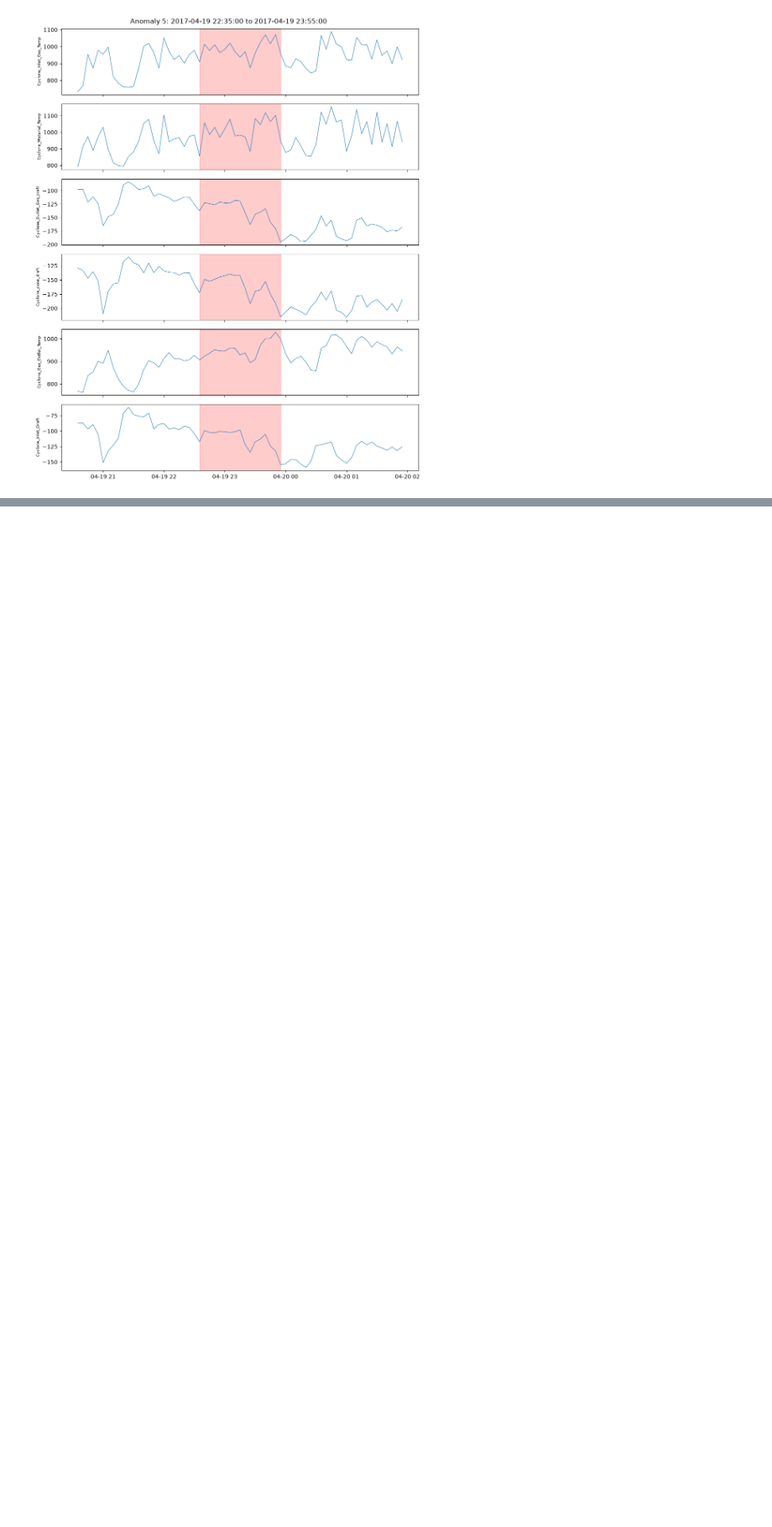
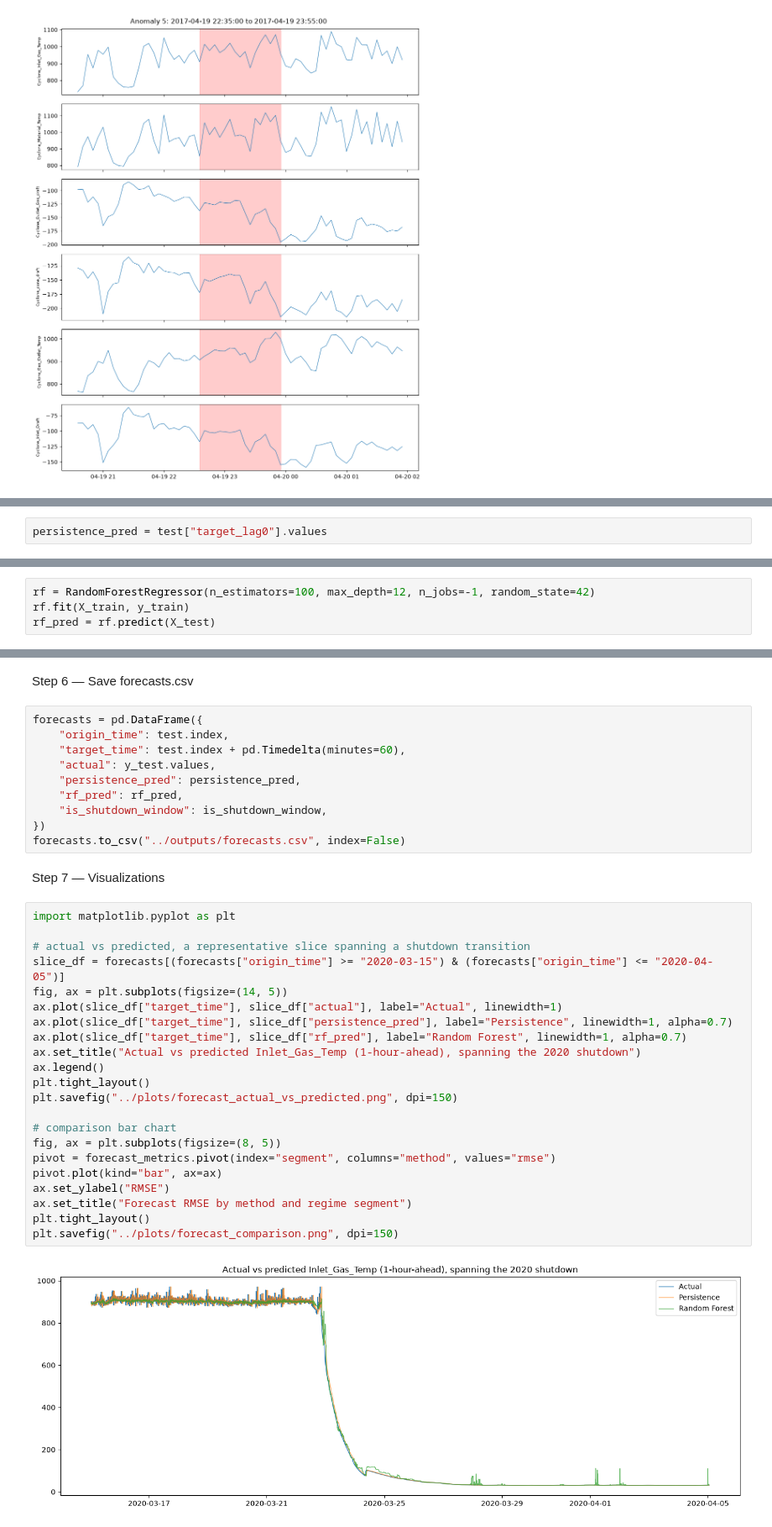
Before and after one commit to sripilla/cyclone-sensor-rag-system, a Jupyter notebook: Task1/notebooks/task1_analysis.ipynb, the cells around one changed output, grey strips where cells are left out. Shown at 84% size. Cells and saved outputs as stored; diff of their text form; blank space fills up the shorter version.

```diff
--- a/Task1/notebooks/task1_analysis.ipynb
+++ b/Task1/notebooks/task1_analysis.ipynb
@@ -654,0 +704,2 @@ for i, (start, end) in enumerate(chosen, 1):
+# %%
+persistence_pred = test["target_lag0"].values
@@ -654,0 +708,4 @@ for i, (start, end) in enumerate(chosen, 1):
+# %%
+rf = RandomForestRegressor(n_estimators=100, max_depth=12, n_jobs=-1, random_state=42)
+rf.fit(X_train, y_train)
+rf_pred = rf.predict(X_test)
@@ -654,0 +743,38 @@ for i, (start, end) in enumerate(chosen, 1):
+# %% [markdown]
+Step 6 — Save forecasts.csv
+# %%
+forecasts = pd.DataFrame({
+    "origin_time": test.index,
+    "target_time": test.index + pd.Timedelta(minutes=60),
+    "actual": y_test.values,
+    "persistence_pred": persistence_pred,
+    "rf_pred": rf_pred,
+    "is_shutdown_window": is_shutdown_window,
+})
+forecasts.to_csv("../outputs/forecasts.csv", index=False)
+# %% [markdown]
+Step 7 — Visualizations
+# %%
+import matplotlib.pyplot as plt
+
+# actual vs predicted, a representative slice spanning a shutdown transition
+slice_df = forecasts[(forecasts["origin_time"] >= "2020-03-15") & (forecasts["origin_time"] <= "2020-04-05")]
+fig, ax = plt.subplots(figsize=(14, 5))
+ax.plot(slice_df["target_time"], slice_df["actual"], label="Actual", linewidth=1)
+ax.plot(slice_df["target_time"], slice_df["persistence_pred"], label="Persistence", linewidth=1, alpha=0.7)
+ax.plot(slice_df["target_time"], slice_df["rf_pred"], label="Random Forest", linewidth=1, alpha=0.7)
+ax.set_title("Actual vs predicted Inlet_Gas_Temp (1-hour-ahead), spanning the 2020 shutdown")
+ax.legend()
+plt.tight_layout()
+plt.savefig("../plots/forecast_actual_vs_predicted.png", dpi=150)
+
+# comparison bar chart
+fig, ax = plt.subplots(figsize=(8, 5))
+pivot = forecast_metrics.pivot(index="segment", columns="method", values="rmse")
+pivot.plot(kind="bar", ax=ax)
+ax.set_ylabel("RMSE")
+ax.set_title("Forecast RMSE by method and regime segment")
+plt.tight_layout()
+plt.savefig("../plots/forecast_comparison.png", dpi=150)
+# %% [output]
+[figure, added]
```
Also changed, not shown: parts of 11 cells of this notebook, 4 other files.
